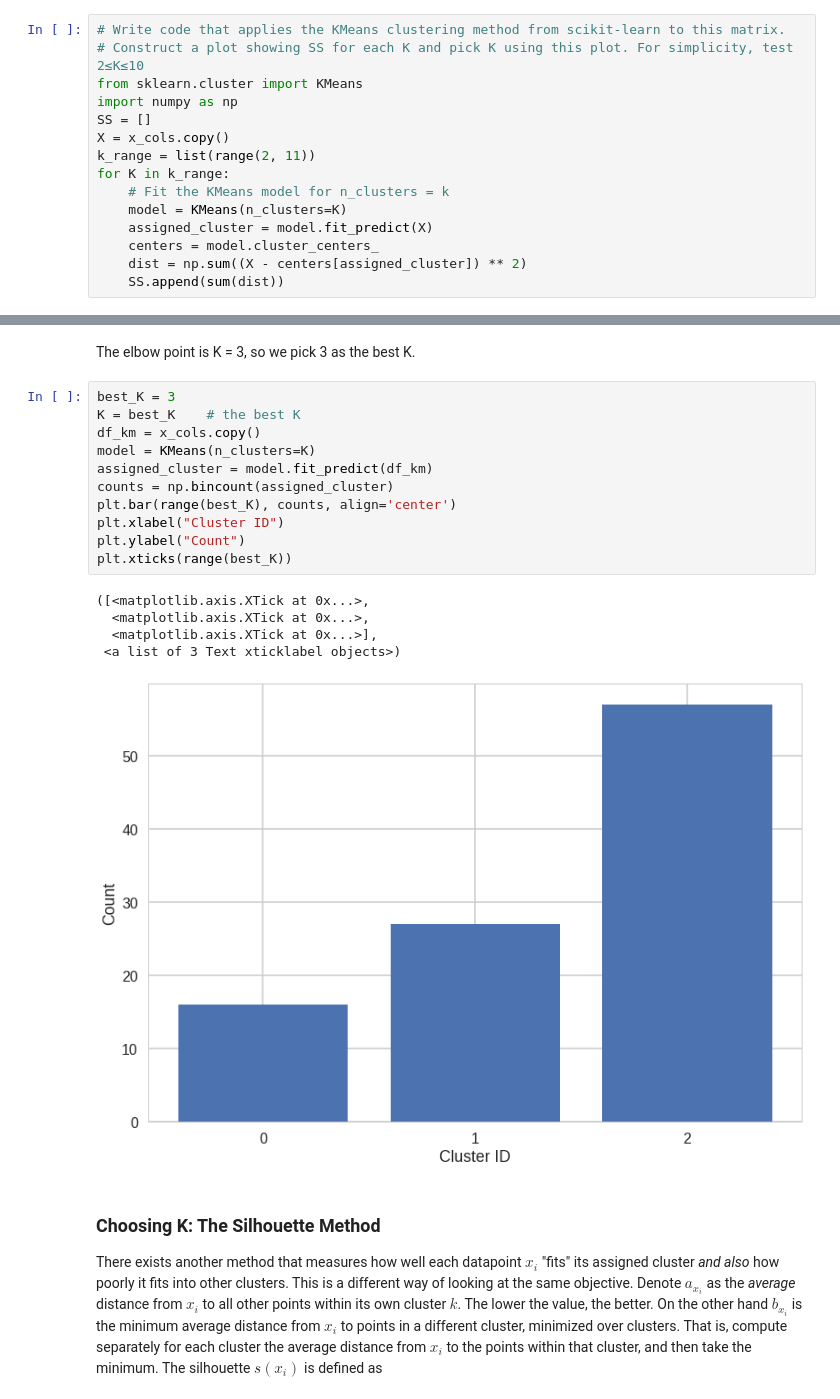
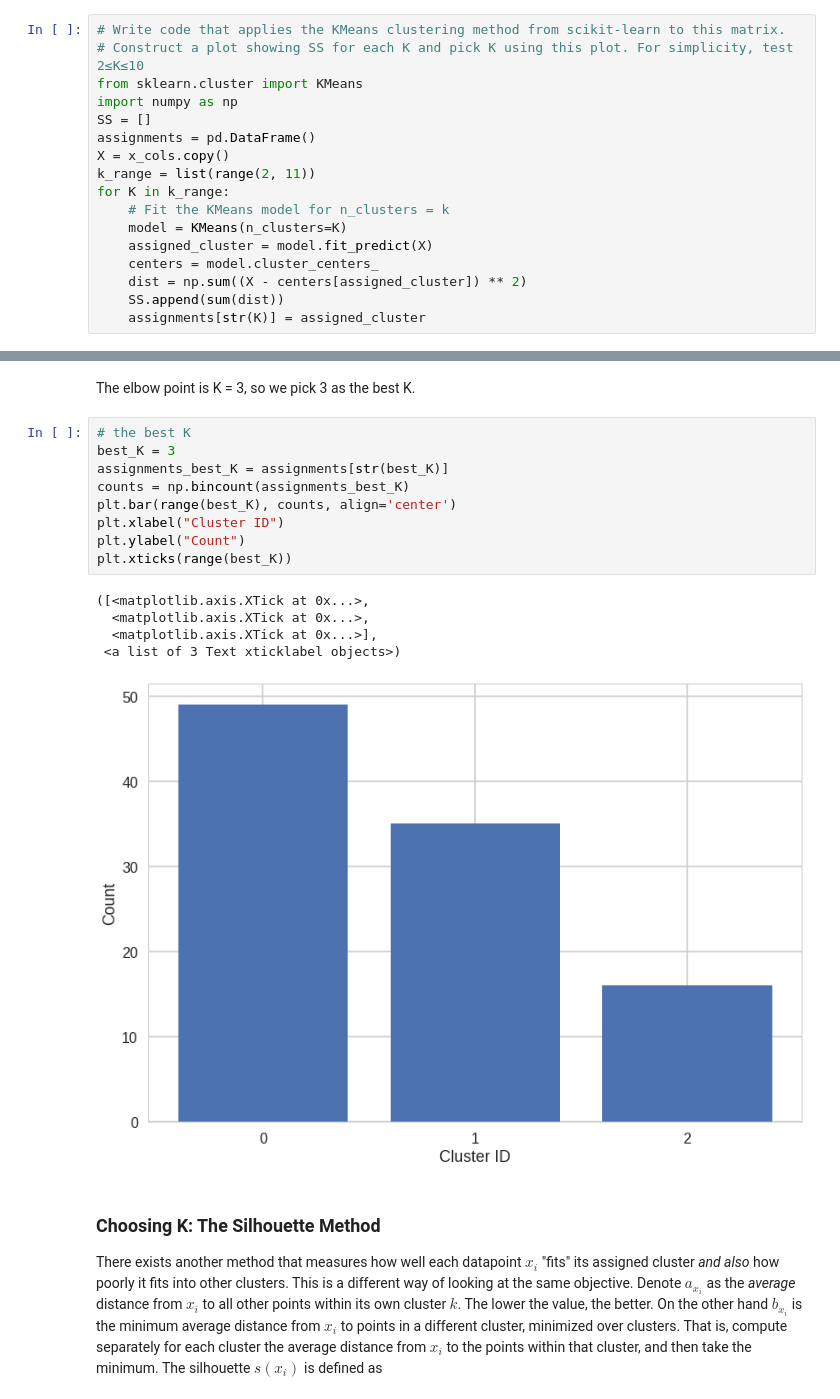
Before and after one commit to anxin16/Data-Science-Career-Track, a Jupyter notebook: Machine_Learning/Unsupervised_Learning/Mini_Project_Clustering.ipynb, the cells around one changed output, grey strips where cells are left out. Cells and saved outputs as stored; diff of their text form.

```diff
--- a/Machine_Learning/Unsupervised_Learning/Mini_Project_Clustering.ipynb
+++ b/Machine_Learning/Unsupervised_Learning/Mini_Project_Clustering.ipynb
@@ -128,6 +128,7 @@ x_cols = matrix[matrix.columns[1:]]
 from sklearn.cluster import KMeans
 import numpy as np
 SS = []
+assignments = pd.DataFrame()
 X = x_cols.copy()
 k_range = list(range(2, 11))
 for K in k_range:
@@ -137,6 +138,7 @@ for K in k_range:
     centers = model.cluster_centers_
     dist = np.sum((X - centers[assigned_cluster]) ** 2)
     SS.append(sum(dist))
+    assignments[str(K)] = assigned_cluster
 # %%
 SS
 # %% [output]
@@ -160,22 +162,20 @@ plt.ylabel("Sum of Squares")
 # %% [markdown]
 The elbow point is K = 3, so we pick 3 as the best K.
 # %%
+# the best K
 best_K = 3
-K = best_K    # the best K
-df_km = x_cols.copy()
-model = KMeans(n_clusters=K)
-assigned_cluster = model.fit_predict(df_km)
-counts = np.bincount(assigned_cluster)
+assignments_best_K = assignments[str(best_K)]
+counts = np.bincount(assignments_best_K)
 plt.bar(range(best_K), counts, align='center')
 plt.xlabel("Cluster ID")
 plt.ylabel("Count")
 plt.xticks(range(best_K))
 # %% [output]
 ([<matplotlib.axis.XTick at 0x...>,
   <matplotlib.axis.XTick at 0x...>,
   <matplotlib.axis.XTick at 0x...>],
  <a list of 3 Text xticklabel objects>)
-[figure, old version]
+[figure, new version]
 # %% [markdown]
 ### Choosing K: The Silhouette Method
 
```
Also changed, not shown: parts of 3 cells of this notebook.
